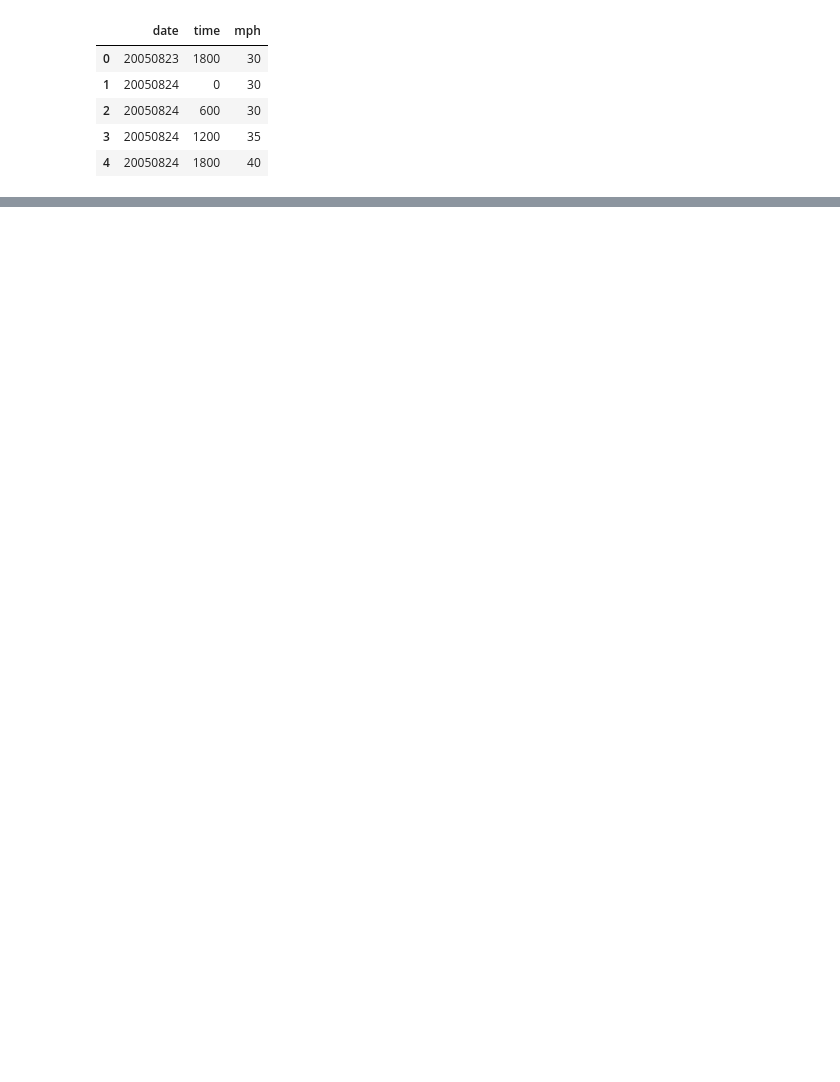
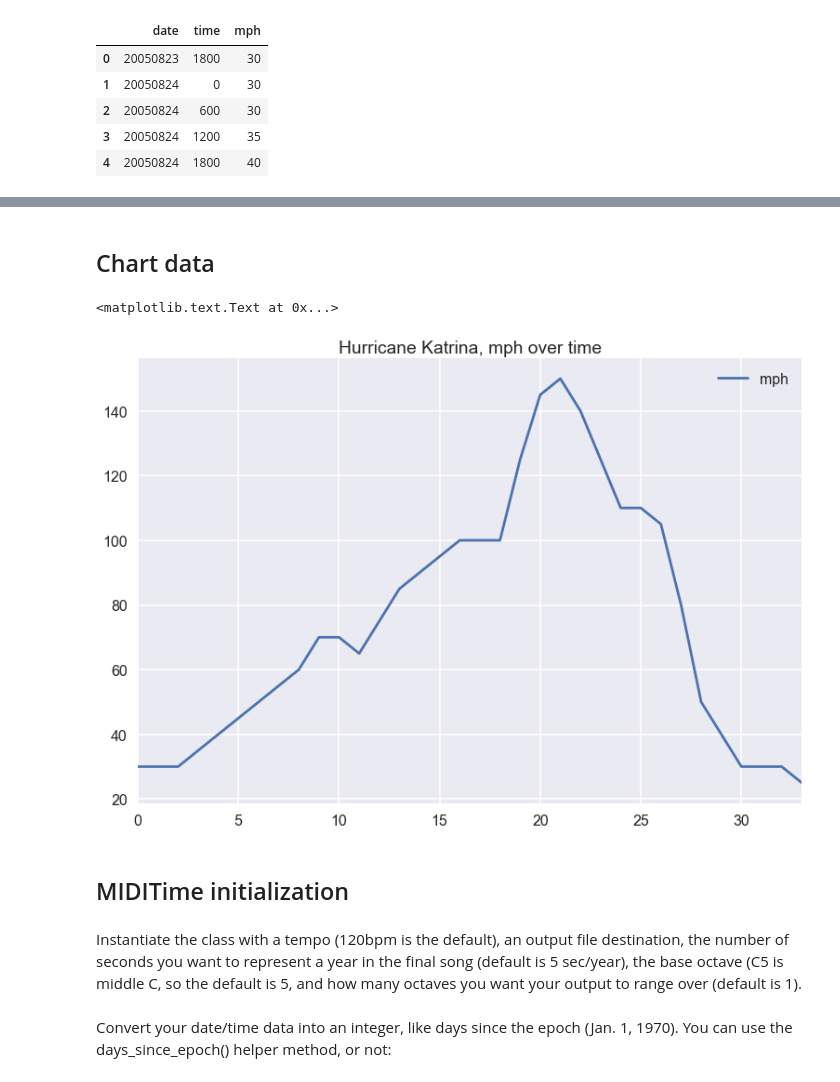
Before and after one commit to sbchou/Sonify-refugees, a Jupyter notebook: hurricanes/notebooks/SonifyKatrina.ipynb, the cells around one changed output, grey strips where cells are left out. Saved outputs shown, nothing was run; the diff lists cells and outputs as text; code cells hidden in the pictures; blank space fills up the shorter version.

Commit message:
add first draft of katrina sonify, but need to edit length and fix bugs

```diff
--- a/hurricanes/notebooks/SonifyKatrina.ipynb
+++ b/hurricanes/notebooks/SonifyKatrina.ipynb
@@ -33,2 +39,14 @@ Name: datetime, dtype: datetime64[ns]
 # %%
 df.to_csv("../data/KATRINA-2005-dateformatted.csv")
+# %% [markdown]
+## Chart data
+# %%
+df[['datetime','mph']].plot()
+plt.title("Hurricane Katrina, mph over time")
+# %% [output]
+<matplotlib.text.Text at 0x...>
+[figure, added]
+# %% [markdown]
+## MIDITime initialization
+# %% [markdown]
+Instantiate the class with a tempo (120bpm is the default), an output file destination, the number of seconds you want to represent a year in the final song (default is 5 sec/year), the base octave (C5 is middle C, so the default is 5, and how many octaves you want your output to range over (default is 1).
@@ -34,0 +62,2 @@ df.to_csv("../data/KATRINA-2005-dateformatted.csv")
+# %% [markdown]
+Convert your date/time data into an integer, like days since the epoch (Jan. 1, 1970). You can use the days_since_epoch() helper method, or not:
```
Also changed, not shown: parts of 20 cells of this notebook.
